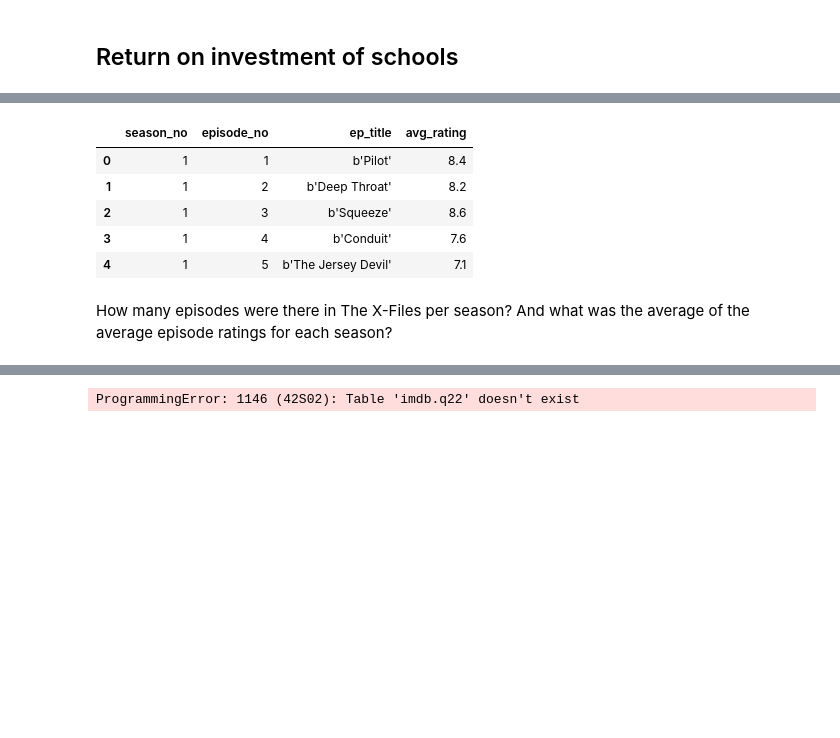
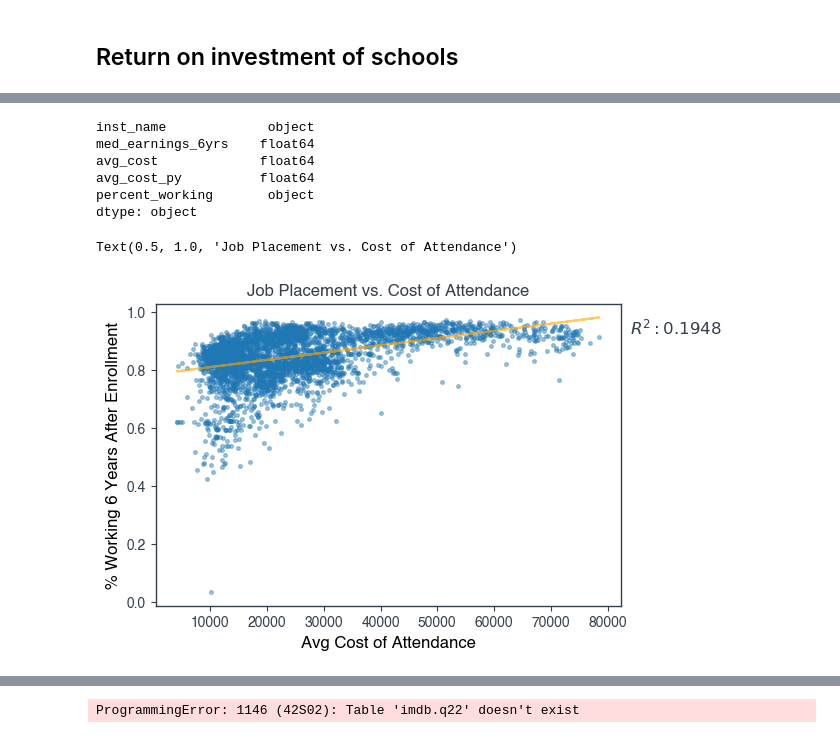
Before and after one commit to AndrewYu743/College-Programs, a Jupyter notebook: College_data_visualization.ipynb, the cells around one changed output, grey strips where cells are left out. Saved outputs shown, nothing was run; the diff lists cells and outputs as text; code cells hidden in the pictures; blank space fills up the shorter version.

Commit message:
added some more graphs & queries

```diff
--- a/College_data_visualization.ipynb
+++ b/College_data_visualization.ipynb
@@ -187,0 +184,14 @@ Notable results are the US Military Academies and UCLA
+# %%
+Query3 = """select inst_name, median_earnings_6_years_after, avg_cost_of_attendance, avg_cost_of_attendance_program_year,
+number_working_6_years_after/(number_working_6_years_after + number_not_working_6_years_after)
+as percent_working from earnings as e join costs as c on
+e.unit_id = c.unit_id join universities as u on e.unit_id = u.unit_id order by avg_cost_of_attendance_program_year desc"""
+mycursor.execute(Query3)
+df = pd.DataFrame(mycursor, columns=["inst_name", "med_earn", "avg_cost", "avg_cost_py", "percent_working"])
+
+# move program year schools' avg costs to the normal avg cost column so we can plot them as well
+for index in df.index:
+    if math.isnan(df.loc[index, 'avg_cost']):
+        df.loc[index, 'avg_cost'] = df.loc[index, 'avg_cost_py']
+df.head()
+# we'll drop L3Harris for the rest of this since it doesn't give us much plottable info
@@ -188,11 +210,9 @@ Notable results are the US Military Academies and UCLA
 # %%
-df.head()
+df.dtypes
 # %% [output]
-|  | season_no | episode_no | ep_title | avg_rating |
-| 0 | 1 | 1 | b'Pilot' | 8.4 |
-| 1 | 1 | 2 | b'Deep Throat' | 8.2 |
-| 2 | 1 | 3 | b'Squeeze' | 8.6 |
-| 3 | 1 | 4 | b'Conduit' | 7.6 |
-| 4 | 1 | 5 | b'The Jersey Devil' | 7.1 |
+inst_name             object
+med_earnings_6yrs    float64
+avg_cost             float64
+avg_cost_py          float64
+percent_working       object
+dtype: object
-# %% [markdown]
-How many episodes were there in The X-Files per season? And what was the average of the average episode ratings for each season?
@@ -203,0 +219,23 @@ ORDER BY Q22.season_number;"""
+# %%
+df = df[df.avg_cost < 100000] #remove L3Harris
+x = df['avg_cost']
+y = df['percent_working']
+plt.scatter(x, y, s=7, alpha=0.4)
+
+df1 = df[df.percent_working > 0.2] #remove the outlier
+x = df1['avg_cost']
+y = df1['percent_working'].astype(float) #originally a Decimal type
+m, b = np.polyfit(x, y, 1)
+plt.plot(x, m*x + b, c='orange', alpha=0.6)
+
+corr_matrix = np.corrcoef(x, y)
+r2 = corr_matrix[0,1] ** 2
+plt.annotate(f'$R^{2}: {r2:.4f}$', xy=(1.02,.9),xycoords='axes fraction',
+             fontsize=fs)
+
+plt.xlabel('Avg Cost of Attendance', fontsize=fs)
+plt.ylabel('% Working 6 Years After Enrollment', fontsize=fs)
+plt.title('Job Placement vs. Cost of Attendance', fontsize=fs)
+# %% [output]
+Text(0.5, 1.0, 'Job Placement vs. Cost of Attendance')
+[figure, added]
```
Also changed, not shown: parts of 28 cells of this notebook, 1 other file.
